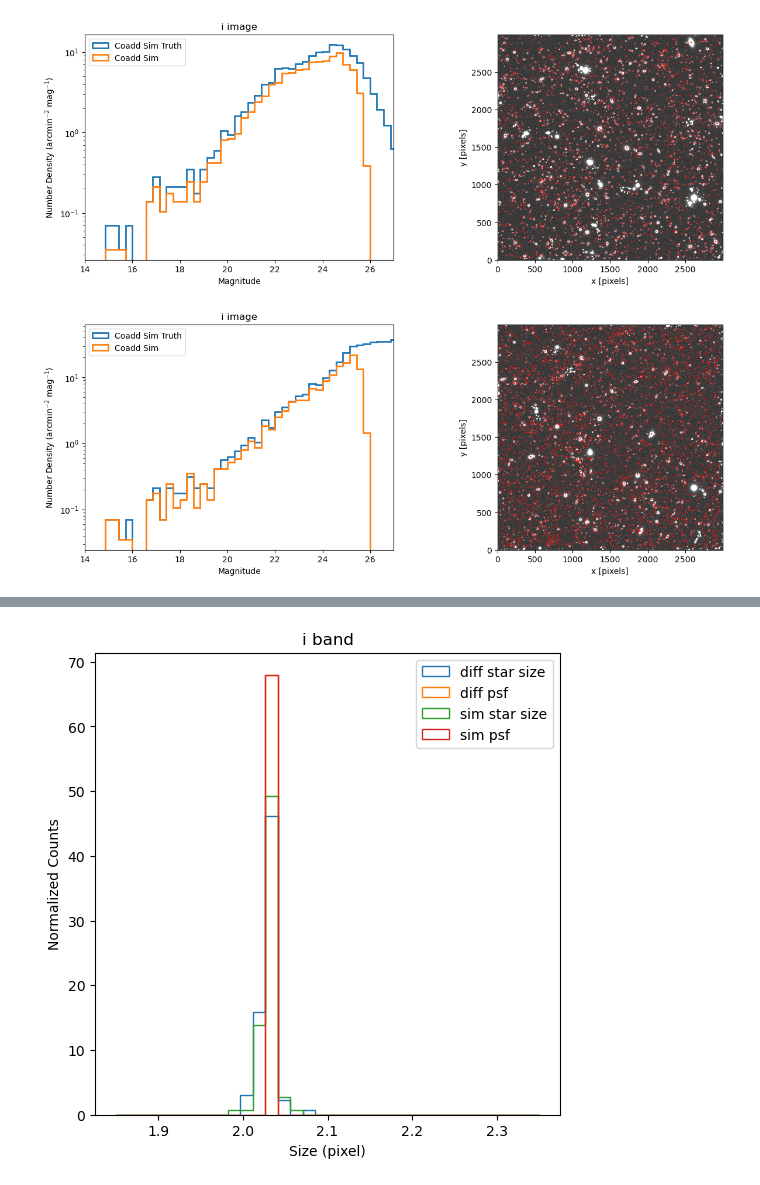
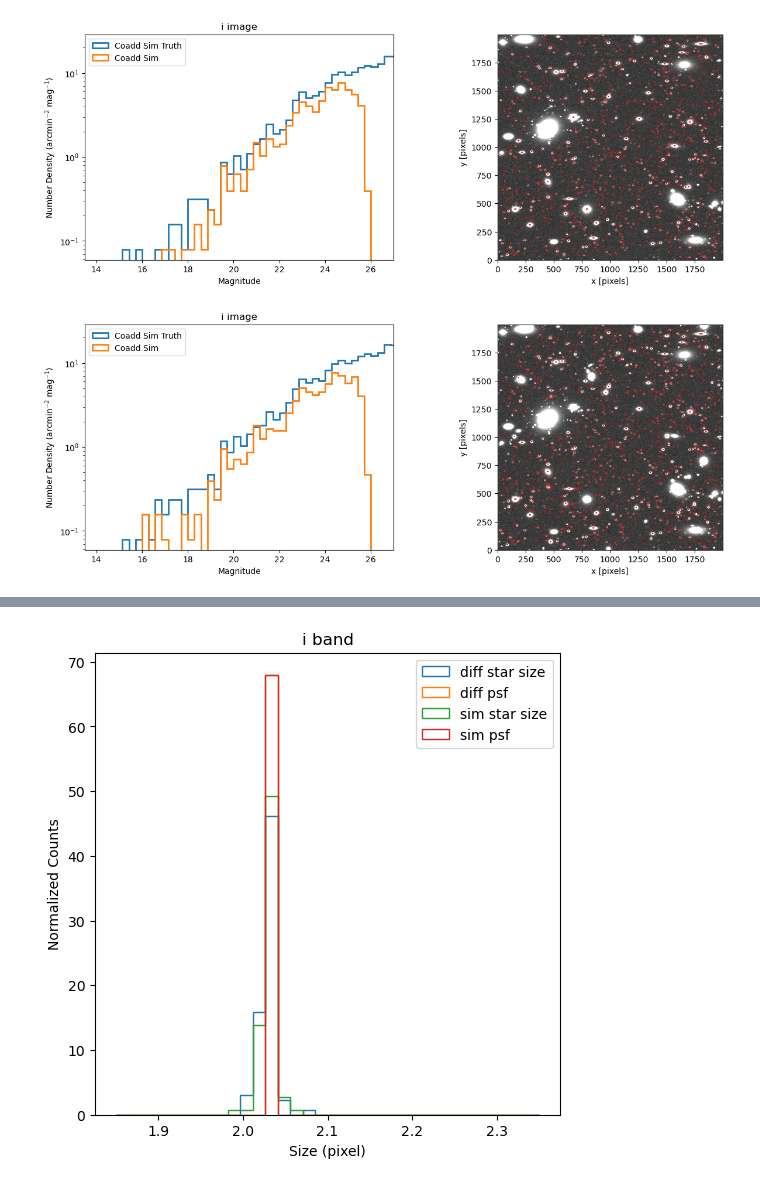
Before and after one commit to philipladuca24/LSST-SimCatVal, a Jupyter notebook: LSST-SimCatVal/testing_diffsim.ipynb, the cells around one changed output, grey strips where cells are left out. Drawn from its saved outputs; the diff is of its cells as text; code cells hidden in the pictures.

```diff
--- a/LSST-SimCatVal/testing_diffsim.ipynb
+++ b/LSST-SimCatVal/testing_diffsim.ipynb
@@ -105,23 +102,23 @@ Done!
 # cat_i = run_lsst_pipe_single(afw_dic['i'])
 # cat_i_ = run_lsst_pipe_single(afw_dic_['i'])
 # %%
-import pickle
-import numpy as np
-run_path = '/hildafs/home/pladuca/main/lsst-sim-package/LSST-SimCatVal/LSST-SimCatVal/outputs_vdiff/run_diff_3000_i'
-with open(f'{run_path}/ECDFS_sim_im.pkl', 'rb') as f:
-    npy_dic_ = pickle.load(f)
-with open(f'{run_path}/ECDFS_sim_meas_single.pkl', 'rb') as f:
-    cats_ = pickle.load(f)
-with open(f'{run_path}/ECDFS_sim_truth.pkl', 'rb') as f:
-    truths_ = pickle.load(f)
+# import pickle
+# import numpy as np
+# run_path = '/hildafs/home/pladuca/main/lsst-sim-package/LSST-SimCatVal/LSST-SimCatVal/outputs_vdiff/run_diff_3000_i'
+# with open(f'{run_path}/ECDFS_sim_im.pkl', 'rb') as f:
+#     npy_dic_ = pickle.load(f)
+# with open(f'{run_path}/ECDFS_sim_meas_single.pkl', 'rb') as f:
+#     cats_ = pickle.load(f)
+# with open(f'{run_path}/ECDFS_sim_truth.pkl', 'rb') as f:
+#     truths_ = pickle.load(f)
 
-run_path = '/hildafs/home/pladuca/main/lsst-sim-package/LSST-SimCatVal/LSST-SimCatVal/outputs_vdiff/run_sim_3000_i'
-with open(f'{run_path}/ECDFS_sim_im.pkl', 'rb') as f:
-    npy_dic = pickle.load(f)
-with open(f'{run_path}/ECDFS_sim_meas_single.pkl', 'rb') as f:
-    cats = pickle.load(f)
-with open(f'{run_path}/ECDFS_sim_truth.pkl', 'rb') as f:
-    truths = pickle.load(f)
+# run_path = '/hildafs/home/pladuca/main/lsst-sim-package/LSST-SimCatVal/LSST-SimCatVal/outputs_vdiff/run_sim_3000_i'
+# with open(f'{run_path}/ECDFS_sim_im.pkl', 'rb') as f:
+#     npy_dic = pickle.load(f)
+# with open(f'{run_path}/ECDFS_sim_meas_single.pkl', 'rb') as f:
+#     cats = pickle.load(f)
+# with open(f'{run_path}/ECDFS_sim_truth.pkl', 'rb') as f:
+#     truths = pickle.load(f)
 # %%
 from matplotlib.patches import Ellipse
 from astropy.visualization import MinMaxInterval, SqrtStretch, ImageNormalize, AsinhStretch
@@ -146,8 +143,8 @@ def make_some_plots(band, afw_img, cat, truth):
 
     fig, ax = plt.subplots(1,2,figsize=(15,5))
 
-    mag_weight = np.full_like(mag[snr], 1/((3000 * 0.2 /60)**2 *bin_size))
-    tmag_weight = np.full_like(tmag, 1/((3000 * 0.2 /60)**2*bin_size))
+    mag_weight = np.full_like(mag[snr], 1/((im_size * 0.2 /60)**2 *bin_size))
+    tmag_weight = np.full_like(tmag, 1/((im_size * 0.2 /60)**2*bin_size))
 
     # ax[0].hist(dp1_m, dp1_b,weights=dp1_w,histtype="step",linewidth=2, label="Dp1")
     ax[0].hist(tmag, mag_bins,weights=tmag_weight,histtype="step",linewidth=2,label="Coadd Sim Truth")
@@ -159,7 +156,7 @@ def make_some_plots(band, afw_img, cat, truth):
         ax[0].set_xlim(14,25)
         # ax[0].set_ylim(0,15)
     else:
-        ax[0].set_xlim(14,27)
+        ax[0].set_xlim(13.5,27)
         # ax[0].set_ylim(0,30)
     ax[0].set_yscale('log')
 
@@ -170,40 +167,40 @@ def make_some_plots(band, afw_img, cat, truth):
         x = cat['base_SdssCentroid_x'][i]
         y = cat['base_SdssCentroid_y'][i]
         xx = cat['base_SdssShape_xx'][i]
         yy = cat['base_SdssShape_yy'][i]
         xy = cat['base_SdssShape_xy'][i]
 
         T = 0.5 * (xx + yy)
         D = np.sqrt(((xx - yy) / 2)**2 + xy**2)
         a = np.sqrt(T + D)
         b = np.sqrt(T - D)
         theta = 0.5 * np.arctan2(2 * xy, xx - yy)
 
         e = Ellipse((x, y), width=2*a, height=2*b,
                     angle=np.degrees(theta), edgecolor='red',
                     facecolor='none', lw=0.8)
         ax[1].add_patch(e)
     ax[1].set_xlabel('x [pixels]')
     ax[1].set_ylabel('y [pixels]')
     ax[0].set_title(f'{band} image')
     ax[0].legend()
     plt.show()
 
 
 # bands = 'ugirzy'
 bands = 'i'
 for b in bands:
     make_some_plots(b, npy_dic_[b], cats_[b], truths_)#cat[b][cat[b]['modelfit_CModel_instFlux']/cat[b]['modelfit_CModel_instFluxErr'] > 0], truths)
 
 #need to figure out how to account for area of the image if some images are partially off of the sim catalog region
 # %% [output]
-[figure, old version]
+[figure, new version]
 # %%
 bands = 'i'
 for b in bands:
-    make_some_plots(b, npy_dic[b], cats[b], truths)
+    make_some_plots(b, npy_dic_[b], cats_[b], truths_)
 # %% [output]
-[figure, old version]
+[figure, new version]
 # %%
 def cuts(cat):
     cat = cat[(cat['deblend_nChild'] == 0) &
```
Also changed, not shown: parts of 3 cells of this notebook, 3 other files.
